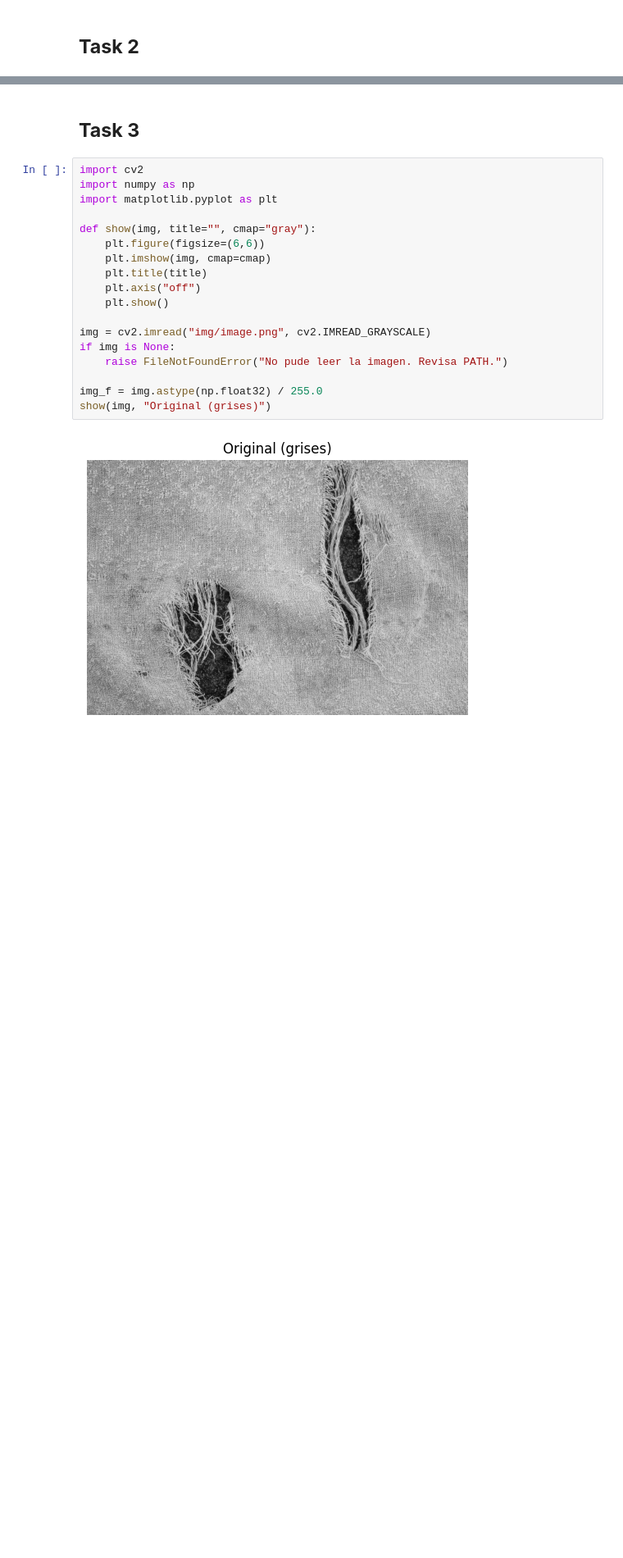
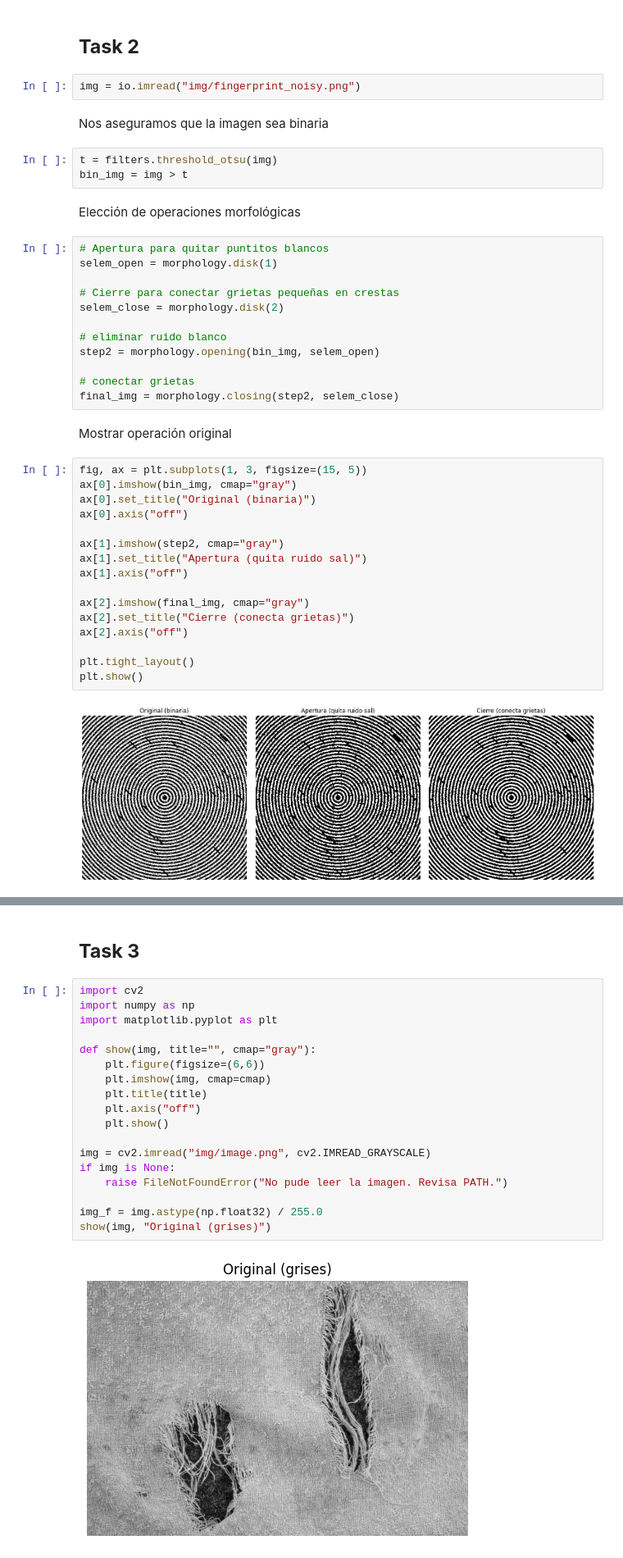
Before and after one commit to paulabaal12/LAB2-VCP, a Jupyter notebook: main.ipynb, the cells around one changed output, grey strips where cells are left out. Shown at 82% size. Cells and saved outputs as stored; diff of their text form; blank space fills up the shorter version.

```diff
--- a/main.ipynb
+++ b/main.ipynb
@@ -34,2 +33,43 @@ plt.tight_layout()
 # %% [markdown]
 ## **Task 2**
+# %%
+img = io.imread("img/fingerprint_noisy.png")
+# %% [markdown]
+Nos aseguramos que la imagen sea binaria
+# %%
+t = filters.threshold_otsu(img)
+bin_img = img > t
+# %% [markdown]
+Elección de operaciones morfológicas
+# %%
+# Apertura para quitar puntitos blancos
+selem_open = morphology.disk(1)
+
+# Cierre para conectar grietas pequeñas en crestas
+selem_close = morphology.disk(2)
+
+# eliminar ruido blanco
+step2 = morphology.opening(bin_img, selem_open)
+
+# conectar grietas
+final_img = morphology.closing(step2, selem_close)
+# %% [markdown]
+Mostrar operación original
+# %%
+fig, ax = plt.subplots(1, 3, figsize=(15, 5))
+ax[0].imshow(bin_img, cmap="gray")
+ax[0].set_title("Original (binaria)")
+ax[0].axis("off")
+
+ax[1].imshow(step2, cmap="gray")
+ax[1].set_title("Apertura (quita ruido sal)")
+ax[1].axis("off")
+
+ax[2].imshow(final_img, cmap="gray")
+ax[2].set_title("Cierre (conecta grietas)")
+ax[2].axis("off")
+
+plt.tight_layout()
+plt.show()
+# %% [output]
+[figure, added]
```
Also changed, not shown: parts of 5 cells of this notebook, 3 other files.
